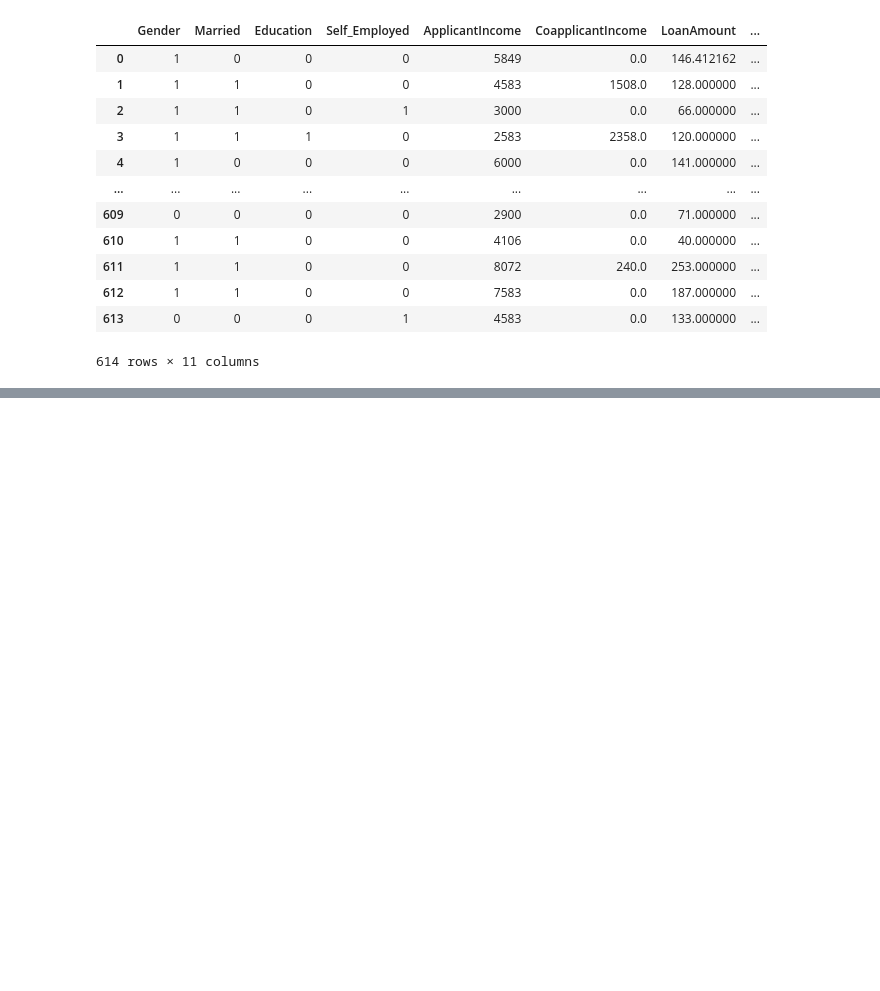
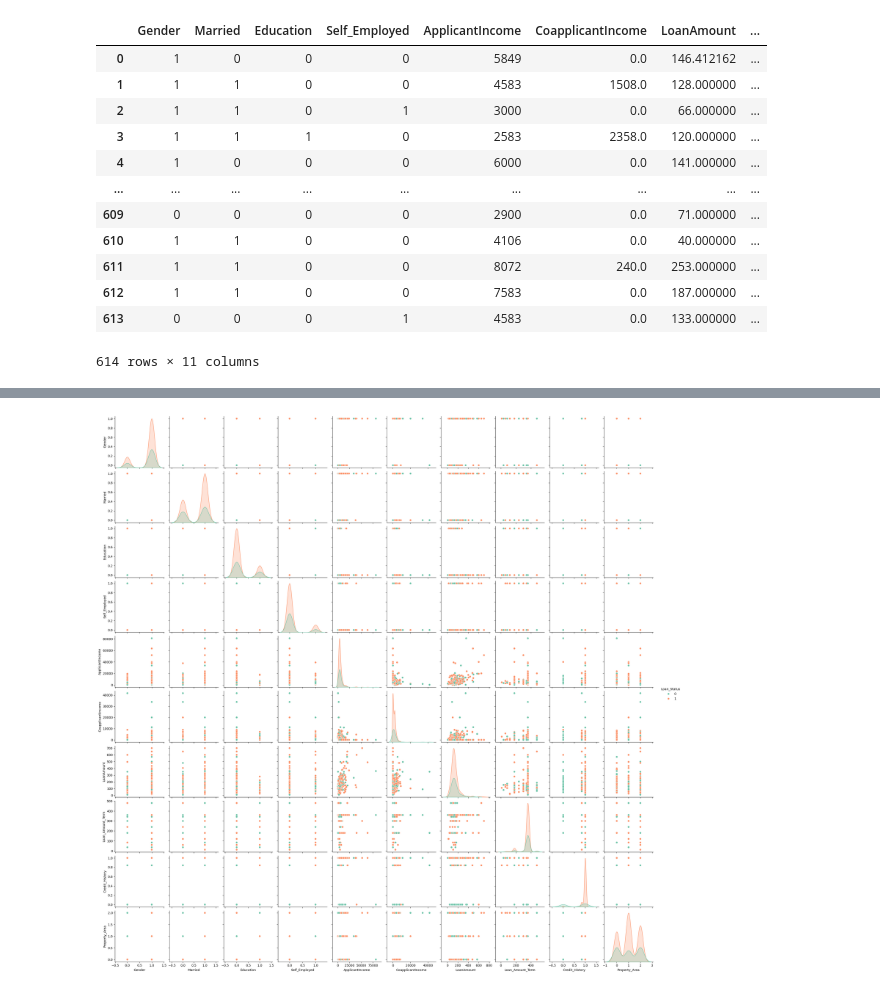
Before and after one commit to hadilXattia/Loan-predection, a Jupyter notebook: loan.ipynb, the cells around one changed output, grey strips where cells are left out. Saved outputs shown, nothing was run; the diff lists cells and outputs as text; code cells hidden in the pictures; blank space fills up the shorter version.

```diff
--- a/loan.ipynb
+++ b/loan.ipynb
@@ -186,7 +180,7 @@ print(y_test.shape)
 # %%
-from sklearn.naive_bayes import GaussianNB
-
-gfc = GaussianNB()
-gfc.fit(X_train, y_train)
-pred1 = gfc.predict(X_test)
+# Pair Plot
+sns.pairplot(train_data, hue='Loan_Status', diag_kind='kde', palette='Set2')
+plt.show()
+# %% [output]
+[figure, added]
 # %%
```
Also changed, not shown: parts of 17 cells of this notebook, 3 other files.
